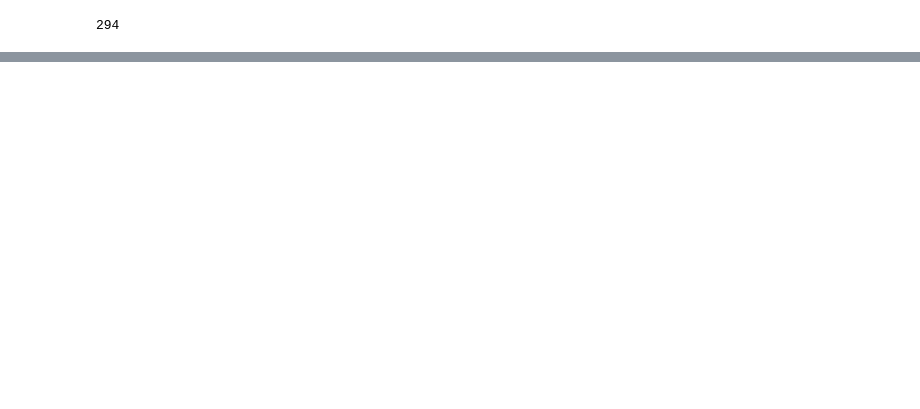
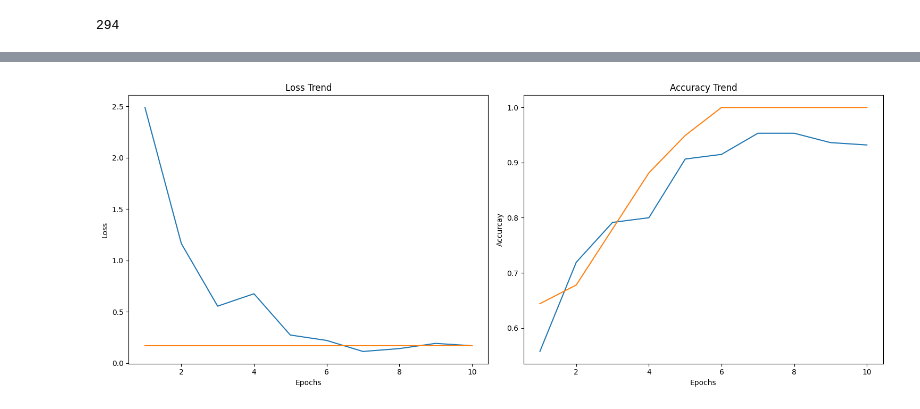
Before and after one commit to Arej02/computer_vision, a Jupyter notebook: CNN/linear_architecture.ipynb, the cells around one changed output, grey strips where cells are left out. Saved outputs shown, nothing was run; the diff lists cells and outputs as text; code cells hidden in the pictures; blank space fills up the shorter version.

```diff
--- a/CNN/linear_architecture.ipynb
+++ b/CNN/linear_architecture.ipynb
@@ -127,17 +128,29 @@ optimizer=optim.Adam(model.parameters(),lr=learning_rate)
 epochs=10
 # %%
 train_loss=[]
+train_accuracy=[]
 for epoch in range(epochs):
   epoch_loss=0
+  total=0
+  correct=0
   for batch_feature,batch_label in train_dataloader:
     optimizer.zero_grad()
+    # Send the input to the model:
     output=model(batch_feature)
+    # Calculate the accuracy:
+    _,predicted=torch.max(output,1)
+    total=total+batch_feature.shape[0]
+    correct=correct+(predicted==batch_label).sum().item()
+    # Calculate the loss
     loss_value=loss(output,batch_label)
+    # Update the gradients
     loss_value.backward()
     optimizer.step()
     epoch_loss += loss_value.item()
   avg_epoch_loss=epoch_loss/len(train_dataloader)
+  accuracy=correct/total
+  train_accuracy.append(accuracy)
   train_loss.append(avg_epoch_loss)
 
-  print(f"Epoch:{epoch+1}, Loss:{avg_epoch_loss:.4f}")
+  print(f"Epoch:{epoch+1}, Loss:{avg_epoch_loss:.4f}, Accuracy:{accuracy:.4f}")
 # %% [output]
@@ -160,0 +209,19 @@ plt.show()
+# %%
+fig,axes=plt.subplots(1,2,figsize=(15,6))
+
+axes[0].plot(range(1,epochs+1),train_loss,label="Train Loss")
+axes[0].plot(range(1,epochs+1),eval_loss,label="Evaluation Loss")
+axes[0].set_xlabel("Epochs")
+axes[0].set_ylabel("Loss")
+axes[0].set_title("Loss Trend")
+
+axes[1].plot(range(1,epochs+1),train_accuracy,label="Train Accuracy")
+axes[1].plot(range(1,epochs+1),eval_accuracy,label="Evaluation Accuracy")
+axes[1].set_xlabel("Epochs")
+axes[1].set_ylabel("Accurcay")
+axes[1].set_title("Accuracy Trend")
+
+plt.tight_layout()
+plt.show()
+# %% [output]
+[figure, added]
```
Also changed, not shown: parts of 7 cells of this notebook.
